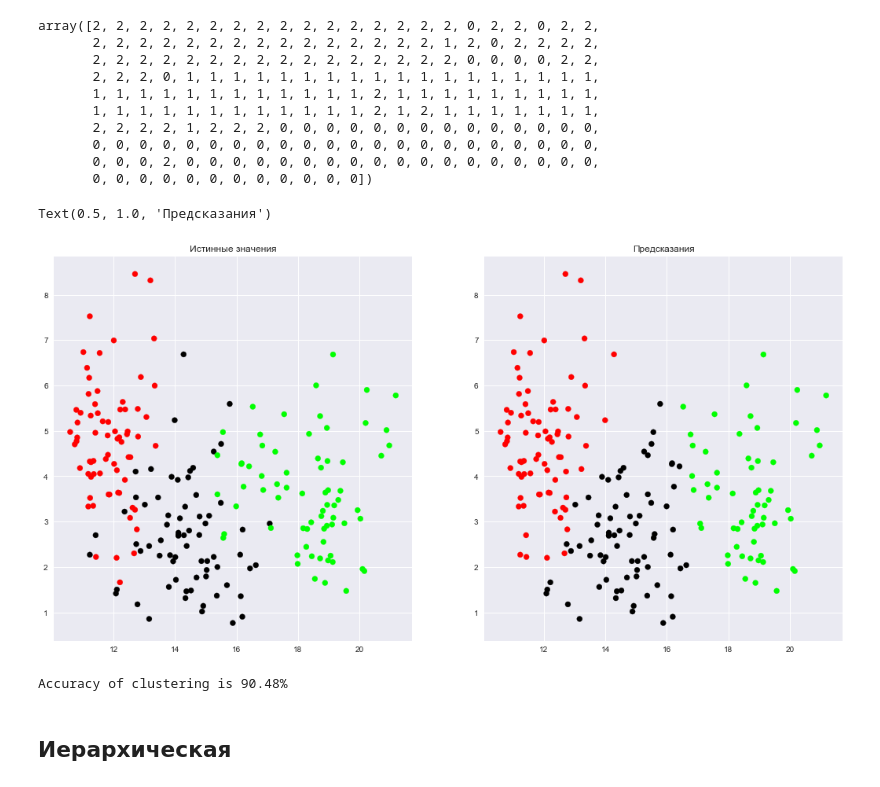
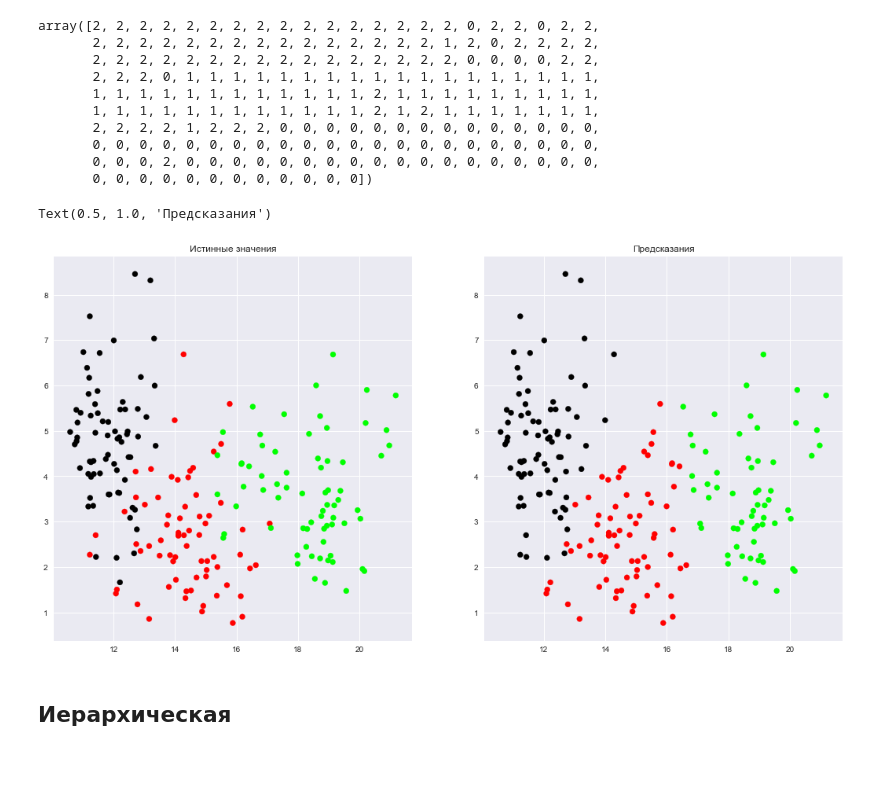
Before and after one commit to PereverzevVV/Data-clustering-algorithms, a Jupyter notebook: Семена.ipynb, the cells around one changed output. Saved outputs shown, nothing was run; the diff lists cells and outputs as text; code cells hidden in the pictures.

```diff
--- a/Семена.ipynb
+++ b/Семена.ipynb
@@ -33,13 +32,16 @@ seeds.describe()
 | max | 21.180000 | 17.250000 | 0.918300 | 6.675000 | 4.033000 | 8.456000 | 6.550000 | 3.000000 |
 # %%
 # Уменьшаем размерность при помощи метода главных компонент
-pca = PCA(n_components=2).fit(seeds)
-seeds_small = pca.transform(seeds)
+pca = PCA(n_components=2)
+seeds_centered = seeds - seeds.mean(axis=0)
+pca.fit(seeds_centered)
+seeds_small = pca.transform(seeds_centered)
 
 # Обучаем K-means и сравниваем метки
 km = KMeans(n_clusters=3, n_jobs=-1)
 pred_small = km.fit_predict(seeds_small)
 
 seed_target = np.array(seeds.type)
+seed_target -= 1
 seed_target
 # %% [output]
@@ -66,35 +68,23 @@ array([2, 2, 2, 2, 2, 2, 2, 2, 2, 2, 2, 2, 2, 2, 2, 2, 0, 2, 2, 0, 2, 2,
        0, 0, 0, 0, 0, 0, 0, 0, 0, 0, 0, 0, 0, 0, 0, 0, 0, 0, 0, 0, 0, 0,
        0, 0, 0, 2, 0, 0, 0, 0, 0, 0, 0, 0, 0, 0, 0, 0, 0, 0, 0, 0, 0, 0,
        0, 0, 0, 0, 0, 0, 0, 0, 0, 0, 0, 0])
-# %%
-for i in range(len(seed_target)):
-    if seed_target[i] == 1:
-        seed_target[i] = 2
-    elif seed_target[i] == 3:
-        seed_target[i] = 0
-    else:
-        seed_target[i] = 1
 # %%
 plt.style.use('seaborn')
 plt.figure(figsize=(18, 9))
 
 colormap = np.array(['red', 'lime', 'black'])
+colormap2 = np.array(['black', 'lime', 'red'])
 
 plt.subplot(1, 2, 1)
 plt.scatter(seeds.area, seeds.asymmetry, c=colormap[seed_target])
 plt.title('Истинные значения')
 
 plt.subplot(1, 2, 2)
-plt.scatter(seeds.area, seeds.asymmetry, c=colormap[pred_small])
+plt.scatter(seeds.area, seeds.asymmetry, c=colormap2[pred_small])
 plt.title('Предсказания')
 # %% [output]
 Text(0.5, 1.0, 'Предсказания')
-[figure, old version]
+[figure, new version]
-# %%
-#Понятие аккуратности к кластеризации не относится, но все равно глянем и сравним
-print('Accuracy of clustering is ' + '{}{}'.format(round(100*sum(pred_small == seed_target) / len(seed_target), 2), '%'))
-# %% [output]
-Accuracy of clustering is 90.48%
 # %% [markdown]
 ## Иерархическая
 # %%
```
Also changed, not shown: parts of 6 cells of this notebook.
